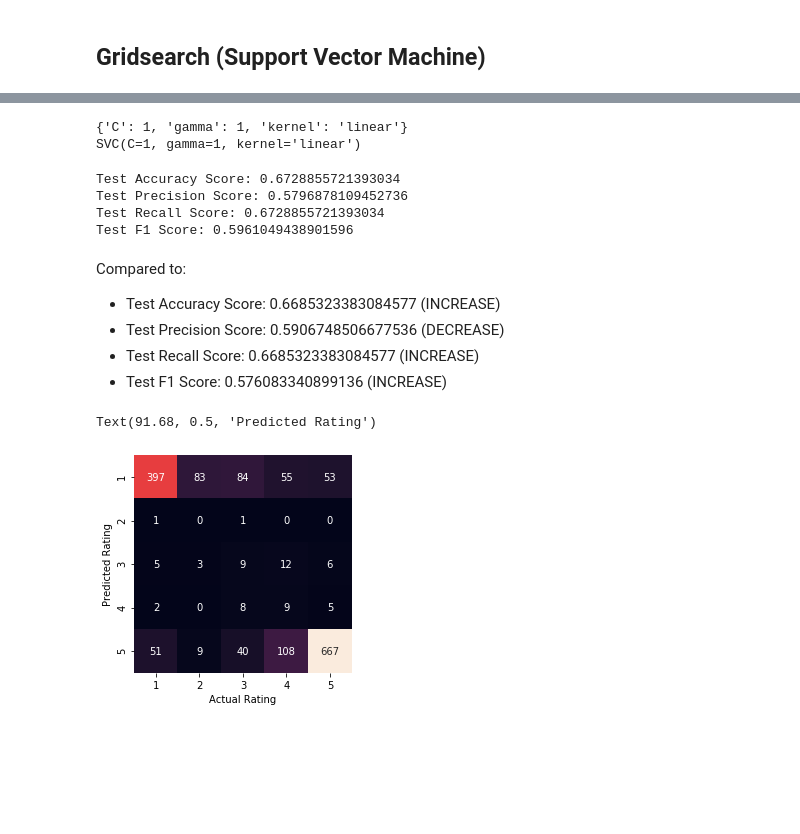
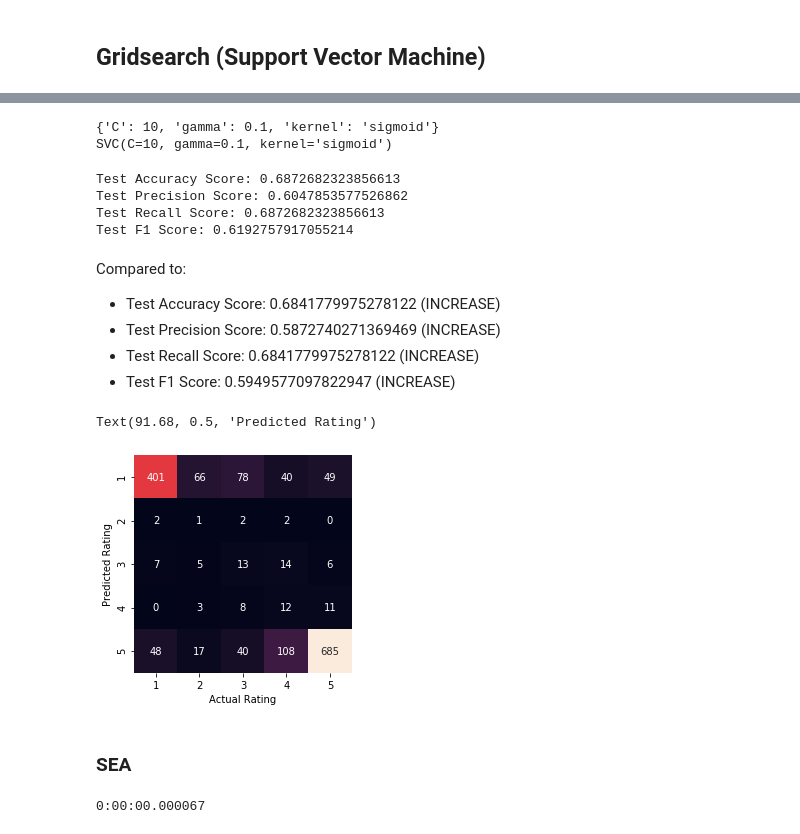
Before and after one commit to Moses-Lin/romreview, a Jupyter notebook: Modeling.ipynb, the cells around one changed output, grey strips where cells are left out. Cells and saved outputs as stored; diff of their text form; code cells hidden in the pictures; blank space fills up the shorter version.

```diff
--- a/Modeling.ipynb
+++ b/Modeling.ipynb
@@ -459,5 +470,5 @@ Best Parameter Combination Found During Grid Search:
 # %%
-dtcgl = DecisionTreeClassifier(criterion='gini', max_depth=None, max_features='auto', min_samples_leaf=3, min_samples_split=2, random_state=22)
+dtcgl = DecisionTreeClassifier(criterion='gini', max_depth=None, max_features='auto', min_samples_leaf=3, min_samples_split=5, random_state=22)
 
 dtcgl.fit(tfidf_X_trainglobal, y_trainglobal)
 
@@ -679,7 +690,7 @@ Text(91.68, 0.5, 'Predicted Rating')
 ## Gridsearch (Support Vector Machine)
 # %%
 svm_param_grid = {
-    'C' : [0.1, 1, 10, 100, 1000],
-    'gamma' : [1, 0.1, 0.01, 0.001, 0.0001],
-    'kernel' : ['rbf', 'linear', 'nonlinear', 'sigmoid', 'polynomial']
+    'C' : [0.1, 1, 10],
+    'gamma' : [1, 0.1, 0.01],
+    'kernel' : ['linear', 'nonlinear', 'sigmoid', 'polynomial']
 }
@@ -688,9 +701,9 @@ starttime = datetime.now()
 
 #######
 
-svm_grid = GridSearchCV(SVM, svm_param_grid, refit=True, verbose=3)
+svm_gridgl = GridSearchCV(SVMgl, svm_param_grid, refit=True, verbose=3)
 
-svm_grid.fit(tfidf_X_train, y_train)
+svm_gridgl.fit(tfidf_X_trainglobal, y_trainglobal)
 
 #######
 
@@ -784,37 +796,55 @@ ValueError: 'polynomial' is not in list
 # %%
-print(svm_grid.best_params_)
-print(svm_grid.best_estimator_)
+print(svm_gridgl.best_params_)
+print(svm_gridgl.best_estimator_)
 # %% [output]
-{'C': 1, 'gamma': 1, 'kernel': 'linear'}
-SVC(C=1, gamma=1, kernel='linear')
+{'C': 10, 'gamma': 0.1, 'kernel': 'sigmoid'}
+SVC(C=10, gamma=0.1, kernel='sigmoid')
 # %%
-SVM = svm.SVC(C=1, gamma=1, kernel='linear')
-SVM.fit(tfidf_X_train, y_train)
+SVMgl = svm.SVC(C=10, gamma=0.1, kernel='sigmoid')
+SVMgl.fit(tfidf_X_trainglobal, y_trainglobal)
 
-y_pred_SVM_test = SVM.predict(tfidf_X_test)
+y_pred_SVM_testglobal = SVMgl.predict(tfidf_X_testglobal)
 
-print("Test Accuracy Score:", metrics.accuracy_score(y_test, y_pred_SVM_test))
-print("Test Precision Score:", metrics.precision_score(y_test, y_pred_SVM_test, average = "weighted"))
-print("Test Recall Score:", metrics.recall_score(y_test, y_pred_SVM_test, average = "weighted"))
-print("Test F1 Score:", metrics.f1_score(y_test, y_pred_SVM_test, average = "weighted"))
+print("Test Accuracy Score:", metrics.accuracy_score(y_testglobal, y_pred_SVM_testglobal))
+print("Test Precision Score:", metrics.precision_score(y_testglobal, y_pred_SVM_testglobal, average = "weighted"))
+print("Test Recall Score:", metrics.recall_score(y_testglobal, y_pred_SVM_testglobal, average = "weighted"))
+print("Test F1 Score:", metrics.f1_score(y_testglobal, y_pred_SVM_testglobal, average = "weighted"))
 # %% [output]
-Test Accuracy Score: 0.6728855721393034
-Test Precision Score: 0.5796878109452736
-Test Recall Score: 0.6728855721393034
-Test F1 Score: 0.5961049438901596
+Test Accuracy Score: 0.6872682323856613
+Test Precision Score: 0.6047853577526862
+Test Recall Score: 0.6872682323856613
+Test F1 Score: 0.6192757917055214
 # %% [markdown]
 Compared to:
-- Test Accuracy Score: 0.6685323383084577 (INCREASE)
-- Test Precision Score: 0.5906748506677536 (DECREASE)
-- Test Recall Score: 0.6685323383084577 (INCREASE)
-- Test F1 Score: 0.576083340899136 (INCREASE)
+- Test Accuracy Score: 0.6841779975278122 (INCREASE)
+- Test Precision Score: 0.5872740271369469 (INCREASE)
+- Test Recall Score: 0.6841779975278122 (INCREASE)
+- Test F1 Score: 0.5949577097822947 (INCREASE)
 # %%
-matrix = confusion_matrix(y_test, y_pred_SVM_test)
+matrix = confusion_matrix(y_testglobal, y_pred_SVM_testglobal)
 sns.heatmap(matrix.T, square=True, annot=True, fmt='d', cbar=False,
             xticklabels=['1','2','3','4','5'], yticklabels=['1','2','3','4','5'])
 
 plt.xlabel('Actual Rating')
 plt.ylabel('Predicted Rating')
 # %% [output]
 Text(91.68, 0.5, 'Predicted Rating')
-[figure, old version]
+[figure, new version]
+# %% [markdown]
+### SEA
+# %%
+starttime = datetime.now()
+
+#######
+
+#svm_gridsea = GridSearchCV(SVMsea, svm_param_grid, refit=True, verbose=3)
+
+#svm_gridsea.fit(tfidf_X_trainsea, y_trainsea)
+
+#######
+
+print(datetime.now() - starttime)
+
+# Takes too long to run.
+# %% [output]
+0:00:00.000067
```
Also changed, not shown: parts of 24 cells of this notebook.
